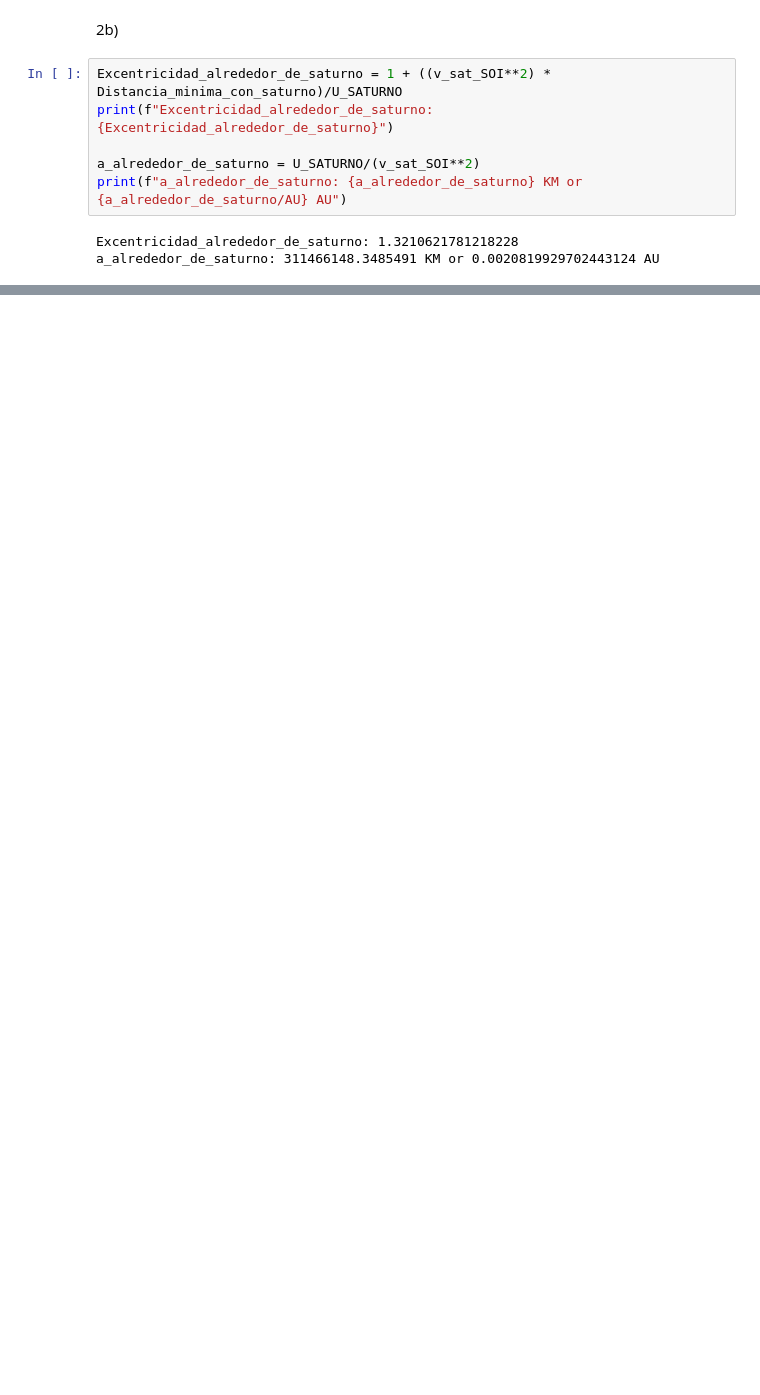
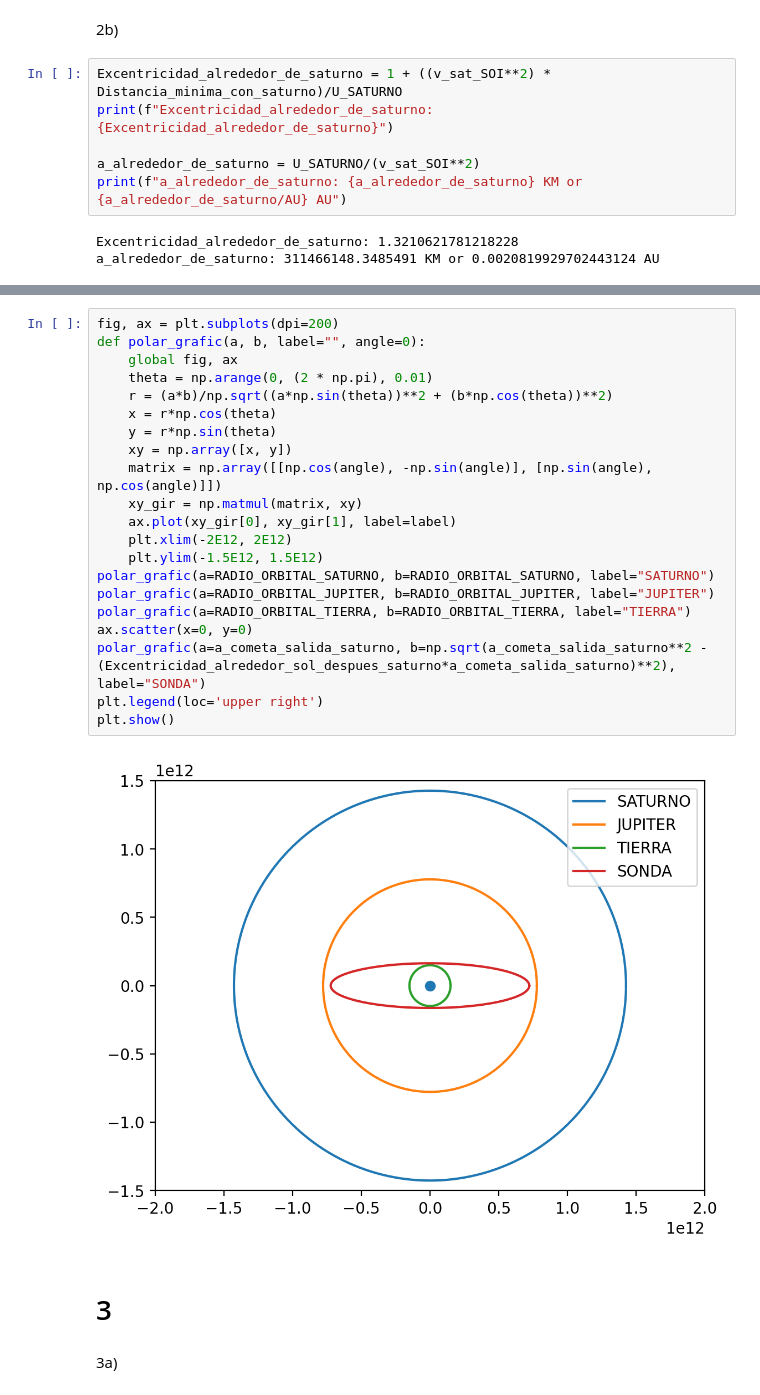
Before and after one commit to Newtoniano20/MecanicaOrbital, a Jupyter notebook: main.ipynb, the cells around one changed output, grey strips where cells are left out. Cells and saved outputs as stored; diff of their text form; blank space fills up the shorter version.

```diff
--- a/main.ipynb
+++ b/main.ipynb
@@ -75,0 +151,27 @@ a_alrededor_de_saturno: 311466148.3485491 KM or 0.0020819929702443124 AU
+# %%
+fig, ax = plt.subplots(dpi=200)
+def polar_grafic(a, b, label="", angle=0):
+    global fig, ax
+    theta = np.arange(0, (2 * np.pi), 0.01)
+    r = (a*b)/np.sqrt((a*np.sin(theta))**2 + (b*np.cos(theta))**2)
+    x = r*np.cos(theta)
+    y = r*np.sin(theta)
+    xy = np.array([x, y])
+    matrix = np.array([[np.cos(angle), -np.sin(angle)], [np.sin(angle), np.cos(angle)]])
+    xy_gir = np.matmul(matrix, xy)
+    ax.plot(xy_gir[0], xy_gir[1], label=label)
+    plt.xlim(-2E12, 2E12)
+    plt.ylim(-1.5E12, 1.5E12)
+polar_grafic(a=RADIO_ORBITAL_SATURNO, b=RADIO_ORBITAL_SATURNO, label="SATURNO")
+polar_grafic(a=RADIO_ORBITAL_JUPITER, b=RADIO_ORBITAL_JUPITER, label="JUPITER")
+polar_grafic(a=RADIO_ORBITAL_TIERRA, b=RADIO_ORBITAL_TIERRA, label="TIERRA")
+ax.scatter(x=0, y=0)
+polar_grafic(a=a_cometa_salida_saturno, b=np.sqrt(a_cometa_salida_saturno**2 - (Excentricidad_alrededor_sol_despues_saturno*a_cometa_salida_saturno)**2), label="SONDA")
+plt.legend(loc='upper right')
+plt.show()
+# %% [output]
+[figure, added]
+# %% [markdown]
+# 3
+# %% [markdown]
+3a)
```
Also changed, not shown: parts of 19 cells of this notebook, 1 other file.
